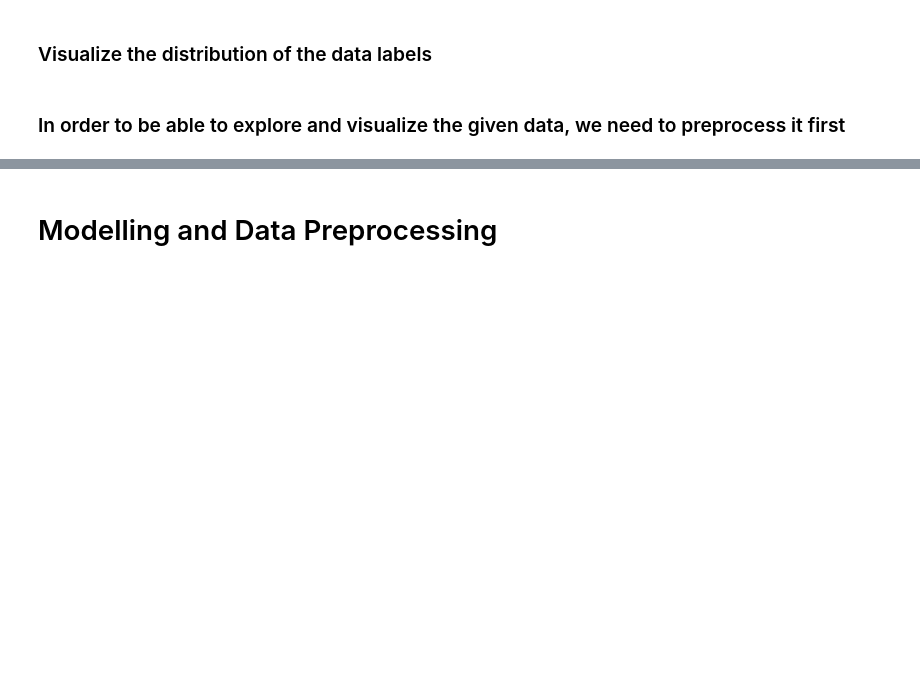
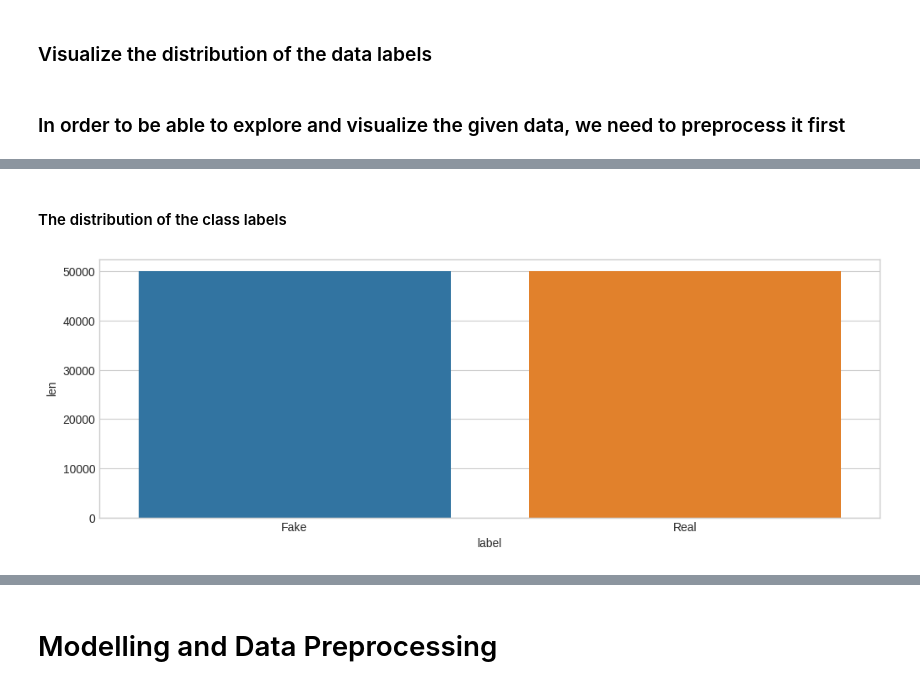
Before and after one commit to 1nuc/image-classification, a Jupyter notebook: run.ipynb, the cells around one changed output, grey strips where cells are left out. Cells and saved outputs as stored; diff of their text form; code cells hidden in the pictures; blank space fills up the shorter version.

```diff
--- a/run.ipynb
+++ b/run.ipynb
@@ -86,7 +87,7 @@ def preprocess_images(d):
     d=d.unnest('images_metadata')
 
     # drop unnecessary columns
-    d=d.dro
+    d=d.drop(['path'])
 
     return d
 # %%
@@ -109,0 +95,11 @@ shape: (100_000, 11)
+# %% [markdown]
+#### The distribution of the class labels
+# %%
+plt.figure(figsize=(12, 4))
+labels_df=data.group_by("label").agg(pl.len(), pl.col('Mean_RGB').sum()).with_columns(
+    pl.when(pl.col('label')==0).then(pl.lit('Fake')).otherwise(pl.lit('Real')).alias('label')
+)
+plot=sns.barplot(labels_df, x='label', y='len', hue='label')
+plt.show()
+# %% [output]
+[figure, added]
```
Also changed, not shown: parts of 7 cells of this notebook.
